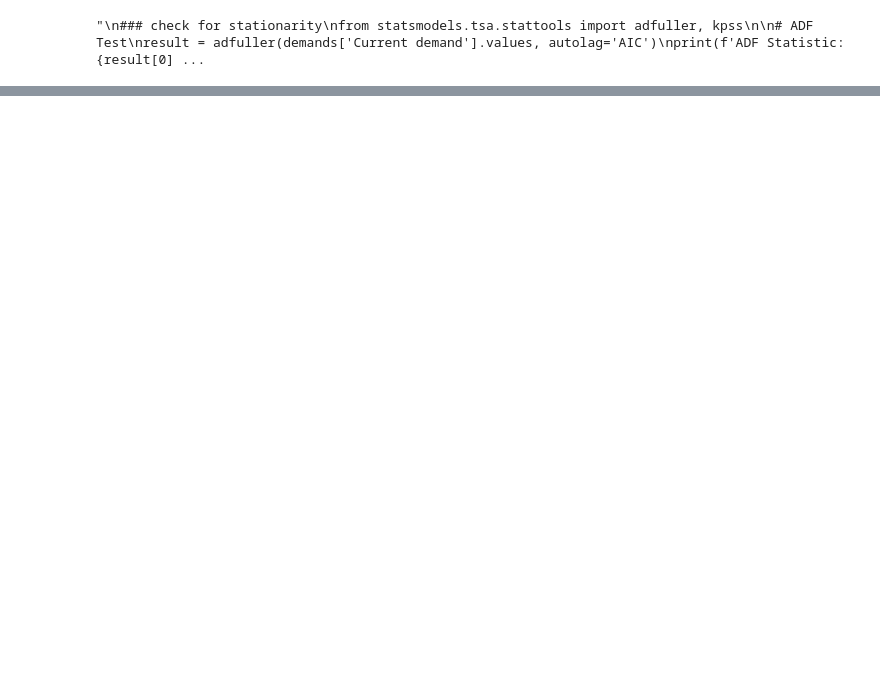
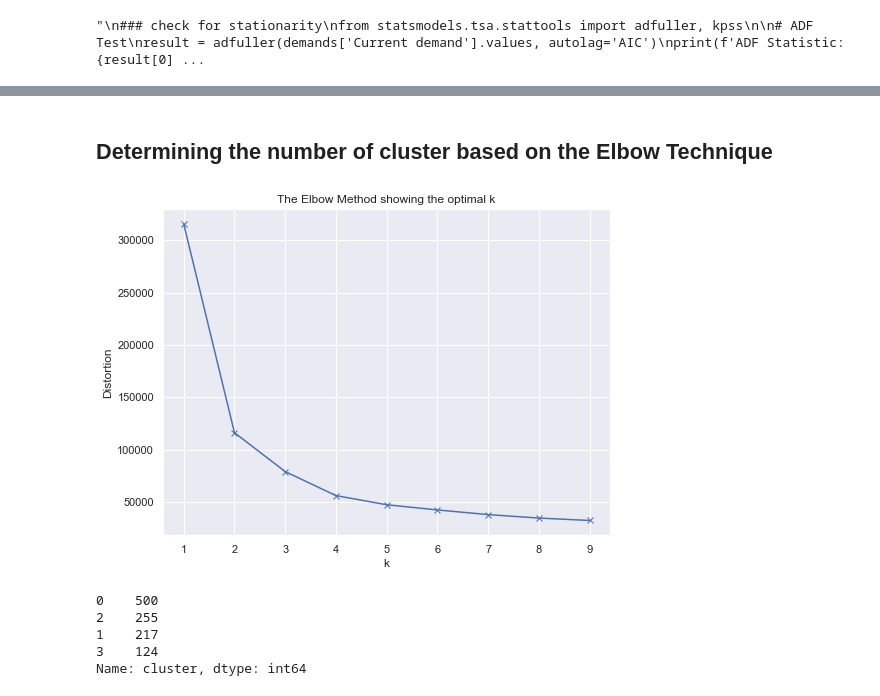
Before and after one commit to gkontogiannhs/Data-Mining, a Jupyter notebook: main.ipynb, the cells around one changed output, grey strips where cells are left out. Saved outputs shown, nothing was run; the diff lists cells and outputs as text; code cells hidden in the pictures; blank space fills up the shorter version.

```diff
--- a/main.ipynb
+++ b/main.ipynb
@@ -318,0 +258,8 @@ pyplot.show()
+# %%
+import warnings
+warnings.filterwarnings('ignore')
+
+scaler = StandardScaler()
+matrix = pd.DataFrame(scaler.fit_transform(demands_analysis), columns=demands_analysis.columns)
+matrix.index = demands_analysis.index
+matrix.head()
@@ -318,0 +274,32 @@ pyplot.show()
+# %% [markdown]
+## Determining the number of cluster based on the Elbow Technique
+# %%
+K = range(1,10)
+distortions = []
+for k in K:
+    kmeanModel = KMeans(n_clusters=k)
+    kmeanModel.fit(matrix)
+    distortions.append(kmeanModel.inertia_)
+
+pyplot.figure(figsize=(8,6))
+pyplot.plot(K, distortions, 'bx-')
+pyplot.xlabel('k')
+pyplot.ylabel('Distortion')
+pyplot.title('The Elbow Method showing the optimal k')
+pyplot.show()
+# %% [output]
+[figure, added]
+# %%
+from sklearn.cluster import KMeans
+from sklearn.decomposition import PCA
+from mpl_toolkits.mplot3d import Axes3D
+
+cluster = KMeans(n_clusters=4, random_state=217)
+matrix['cluster'] = cluster.fit_predict(matrix)
+print(matrix['cluster'].value_counts())
+# %% [output]
+0    500
+2    255
+1    217
+3    124
+Name: cluster, dtype: int64
```
Also changed, not shown: parts of 49 cells of this notebook.
